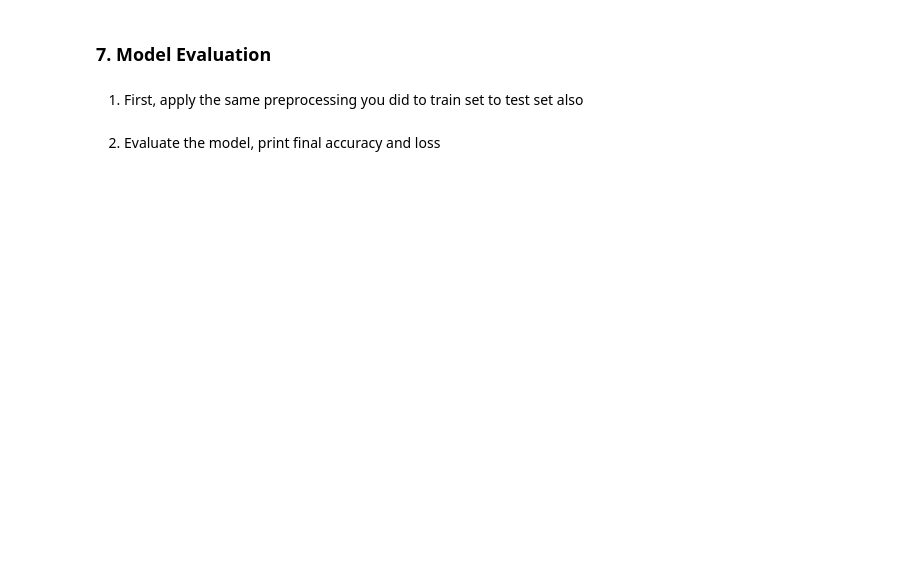
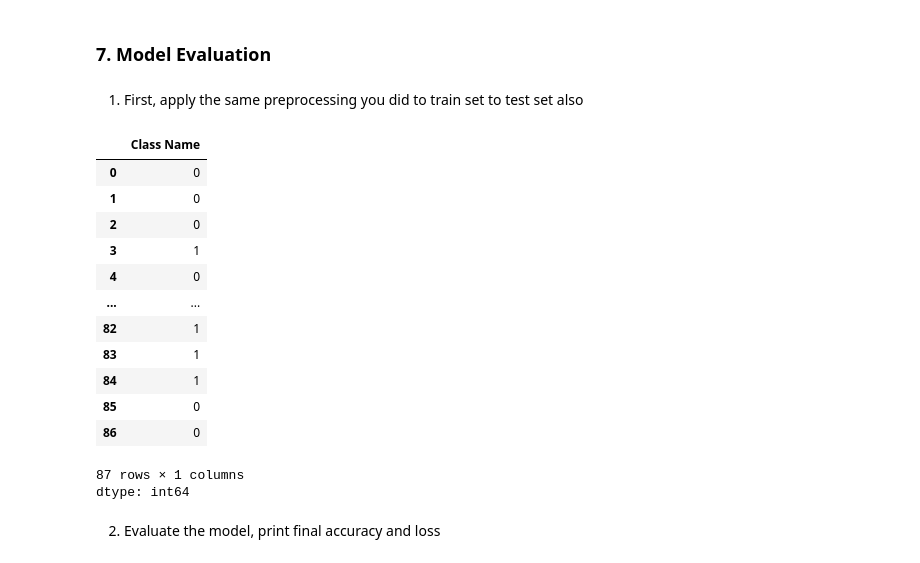
Before and after one commit to Darknessdark898/MLF, a Jupyter notebook: LAB4/Lab_05_task.ipynb, the cells around one changed output. Cells and saved outputs as stored; diff of their text form; code cells hidden in the pictures; blank space fills up the shorter version.

```diff
--- a/LAB4/Lab_05_task.ipynb
+++ b/LAB4/Lab_05_task.ipynb
@@ -370,2 +382,25 @@ x
+# %%
+x_test.replace('?', np.nan, inplace=True)
+x_test.fillna(x_test.mode().iloc[0], inplace=True)
+#x_test
+x_te=pd.get_dummies(x_test)
+x_te
+y_te= y_test.replace({'republican': 1, 'democrat': 0})
+y_te
+# %% [output]
+|  | Class Name |
+| 0 | 0 |
+| 1 | 0 |
+| 2 | 0 |
+| 3 | 1 |
+| 4 | 0 |
+| ... | ... |
+| 82 | 1 |
+| 83 | 1 |
+| 84 | 1 |
+| 85 | 0 |
+| 86 | 0 |
+87 rows × 1 columns
+dtype: int64
 # %% [markdown]
 2. Evaluate the model, print final accuracy and loss
```
Also changed, not shown: parts of 17 cells of this notebook.
